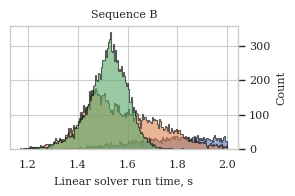
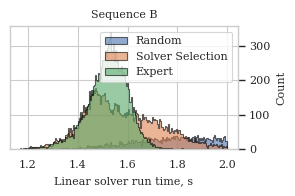
Unified diff of the notebook cell whose output changed from the first chart to the second:
--- before
+++ after
@@ -14,5 +14,5 @@
 plt.xlabel("Linear solver run time, s")
 plt.ylabel("Count")
-# plt.legend()
+plt.legend()
 ax = plt.gca()
 ax.yaxis.tick_right()

Commit: Preparing for submission